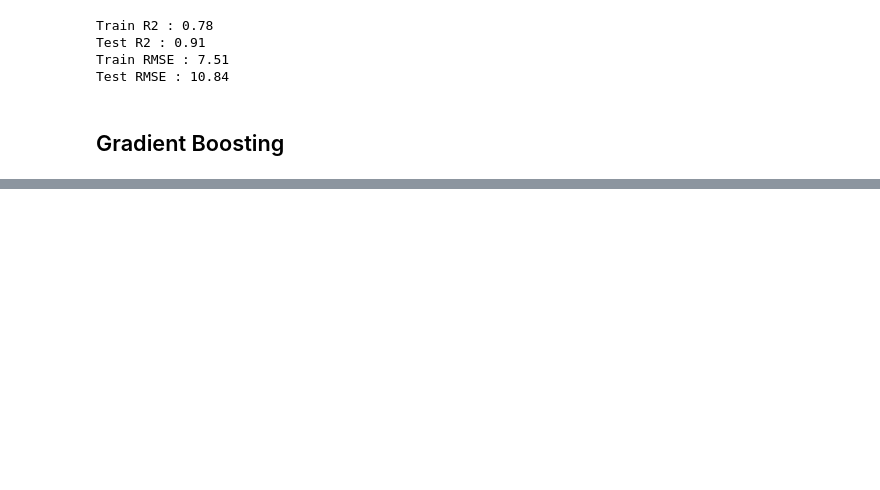
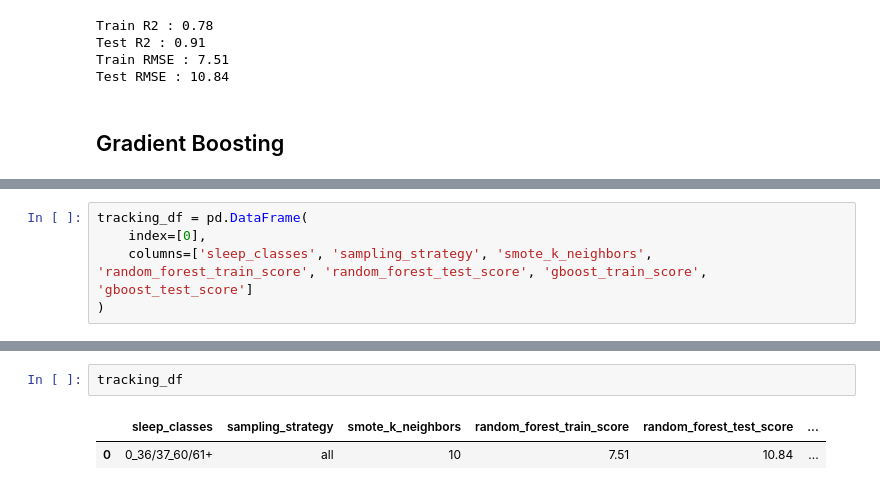
Before and after one commit to irrif/Sleep_score, a Jupyter notebook: sleep_score_regression.ipynb, the cells around one changed output, grey strips where cells are left out. Cells and saved outputs as stored; diff of their text form; blank space fills up the shorter version.

```diff
--- a/sleep_score_regression.ipynb
+++ b/sleep_score_regression.ipynb
@@ -683,3 +791,8 @@ Train R2 : 0.99
 Test R2 : 0.81
 Train RMSE : 2.51
 Test RMSE : 9.61
+# %%
+tracking_df = pd.DataFrame(
+    index=[0],
+    columns=['sleep_classes', 'sampling_strategy', 'smote_k_neighbors', 'random_forest_train_score', 'random_forest_test_score', 'gboost_train_score', 'gboost_test_score']
+)
@@ -685,0 +811,5 @@ Test RMSE : 9.61
+# %%
+tracking_df
+# %% [output]
+|  | sleep_classes | sampling_strategy | smote_k_neighbors | random_forest_train_score | random_forest_test_score | ... |
+| 0 | 0_36/37_60/61+ | all | 10 | 7.51 | 10.84 | ... |
```
Also changed, not shown: parts of 36 cells of this notebook, 1 other file.
